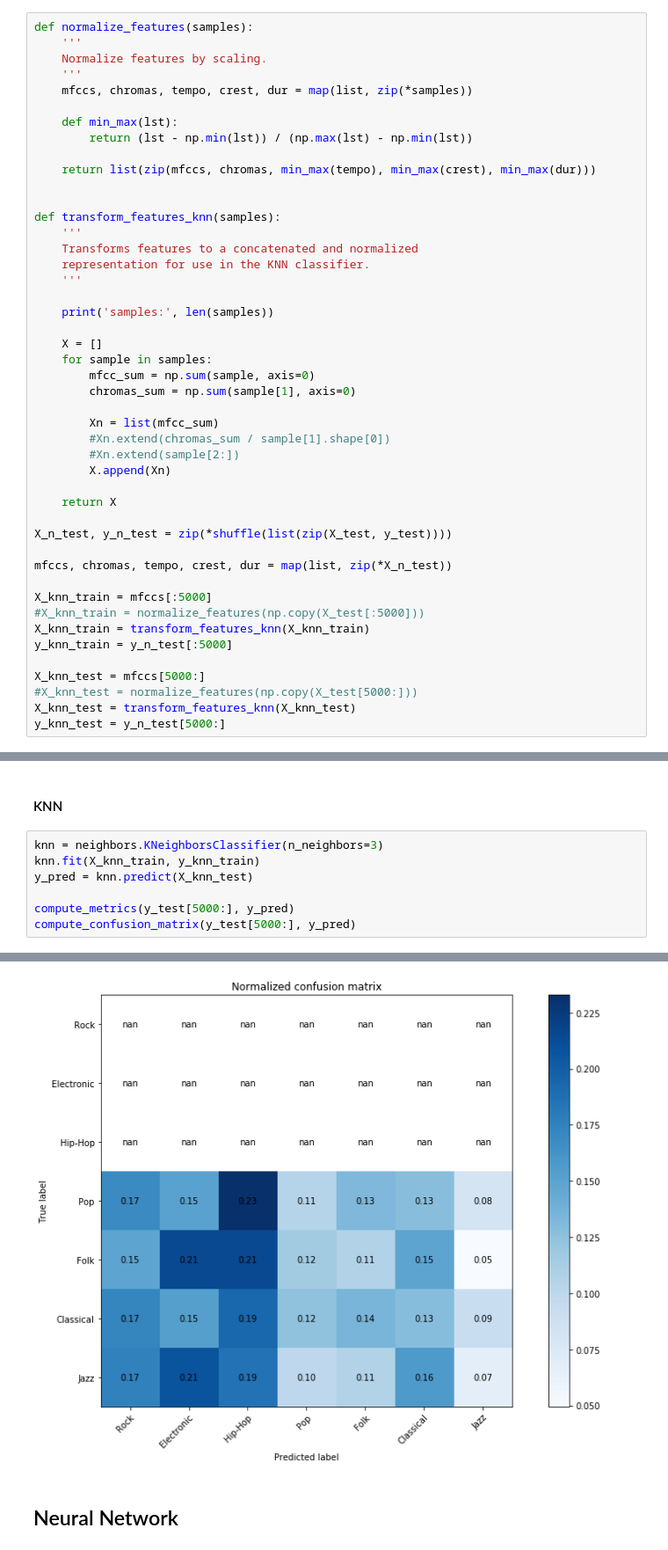
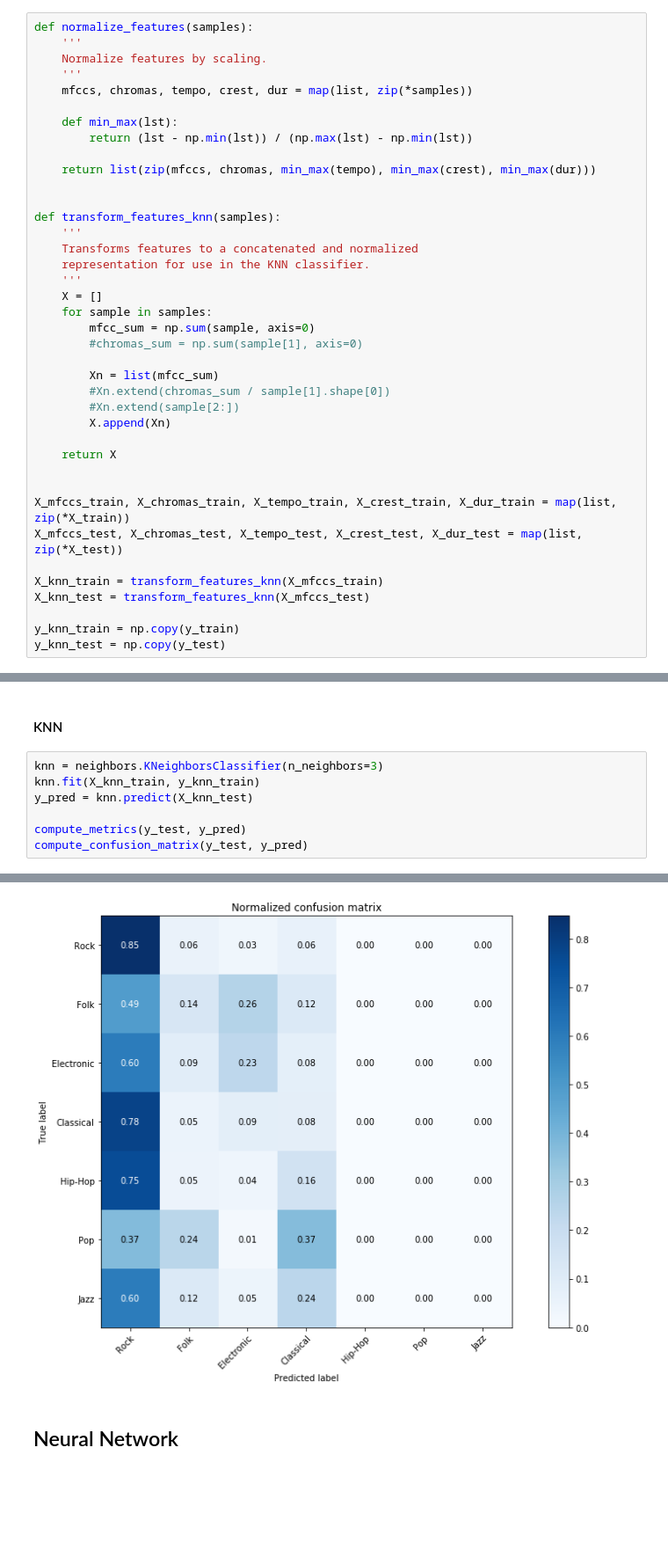
Before and after one commit to nicklashansen/music-genre-classification, a Jupyter notebook: MusicGenreClassification.ipynb, the cells around one changed output, grey strips where cells are left out. Shown at 88% size. Cells and saved outputs as stored; diff of their text form; blank space fills up the shorter version.

```diff
--- a/MusicGenreClassification.ipynb
+++ b/MusicGenreClassification.ipynb
@@ -538,13 +488,10 @@ def transform_features_knn(samples):
     Transforms features to a concatenated and normalized
     representation for use in the KNN classifier.
     '''
-
-    print('samples:', len(samples))
-
     X = []
     for sample in samples:
         mfcc_sum = np.sum(sample, axis=0)
-        chromas_sum = np.sum(sample[1], axis=0)
+        #chromas_sum = np.sum(sample[1], axis=0)
 
         Xn = list(mfcc_sum)
         #Xn.extend(chromas_sum / sample[1].shape[0])
@@ -553,16 +500,12 @@ def transform_features_knn(samples):
 
     return X
 
-X_n_test, y_n_test = zip(*shuffle(list(zip(X_test, y_test))))
 
-mfccs, chromas, tempo, crest, dur = map(list, zip(*X_n_test))
+X_mfccs_train, X_chromas_train, X_tempo_train, X_crest_train, X_dur_train = map(list, zip(*X_train))
+X_mfccs_test, X_chromas_test, X_tempo_test, X_crest_test, X_dur_test = map(list, zip(*X_test))
 
-X_knn_train = mfccs[:5000]
-#X_knn_train = normalize_features(np.copy(X_test[:5000]))
-X_knn_train = transform_features_knn(X_knn_train)
-y_knn_train = y_n_test[:5000]
+X_knn_train = transform_features_knn(X_mfccs_train)
+X_knn_test = transform_features_knn(X_mfccs_test)
 
-X_knn_test = mfccs[5000:]
-#X_knn_test = normalize_features(np.copy(X_test[5000:]))
-X_knn_test = transform_features_knn(X_knn_test)
-y_knn_test = y_n_test[5000:]
+y_knn_train = np.copy(y_train)
+y_knn_test = np.copy(y_test)
@@ -576,6 +516,6 @@ knn = neighbors.KNeighborsClassifier(n_neighbors=3)
 knn.fit(X_knn_train, y_knn_train)
 y_pred = knn.predict(X_knn_test)
 
-compute_metrics(y_test[5000:], y_pred)
-compute_confusion_matrix(y_test[5000:], y_pred)
+compute_metrics(y_test, y_pred)
+compute_confusion_matrix(y_test, y_pred)
 # %% [output]
@@ -595,4 +535,4 @@ avg / total       0.28      0.11      0.15      1085
-[figure, old version]
+[figure, new version]
 # %% [markdown]
 ## Neural Network
 # %% [markdown]
```
Also changed, not shown: parts of 15 cells of this notebook.
